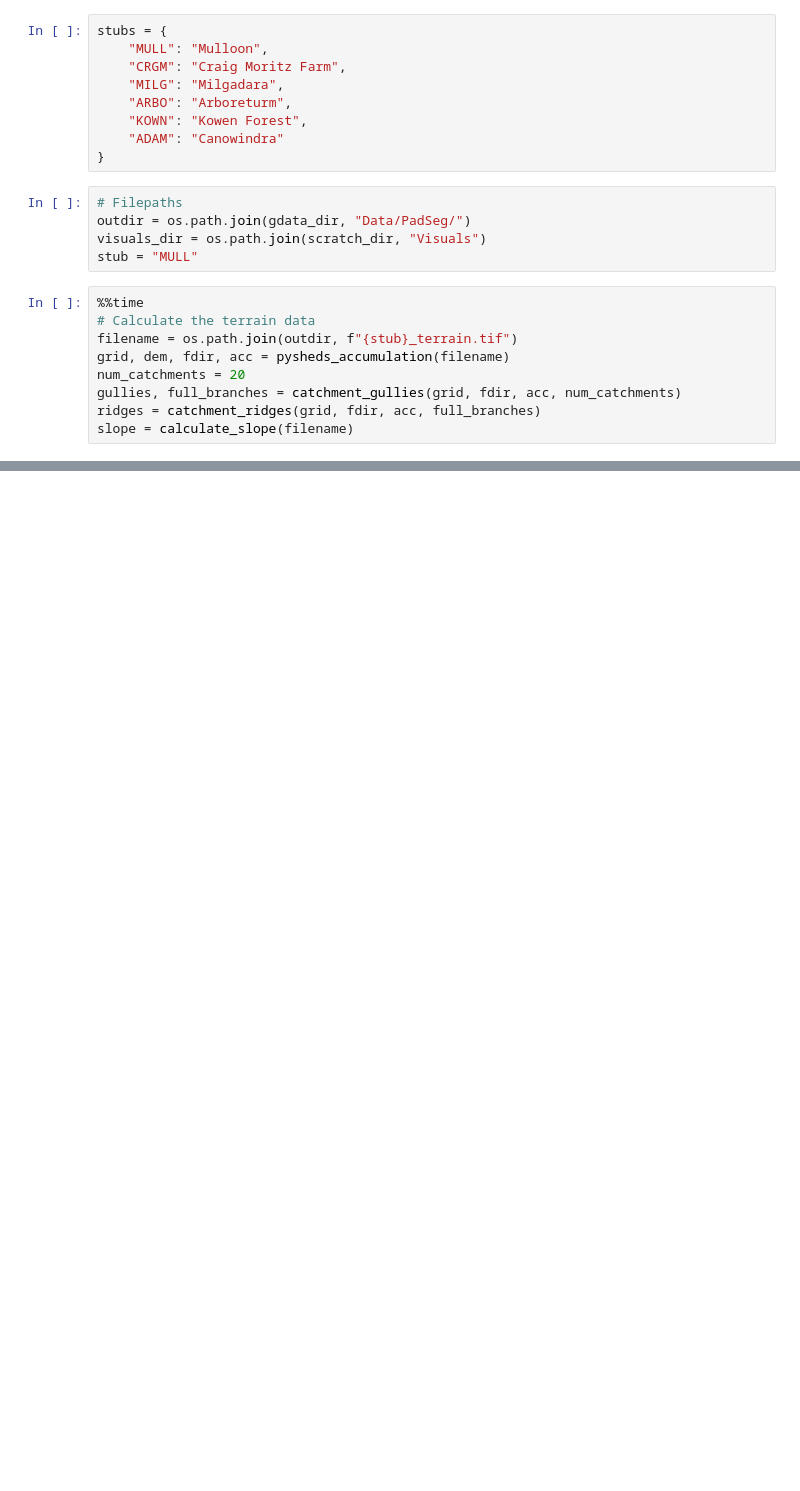
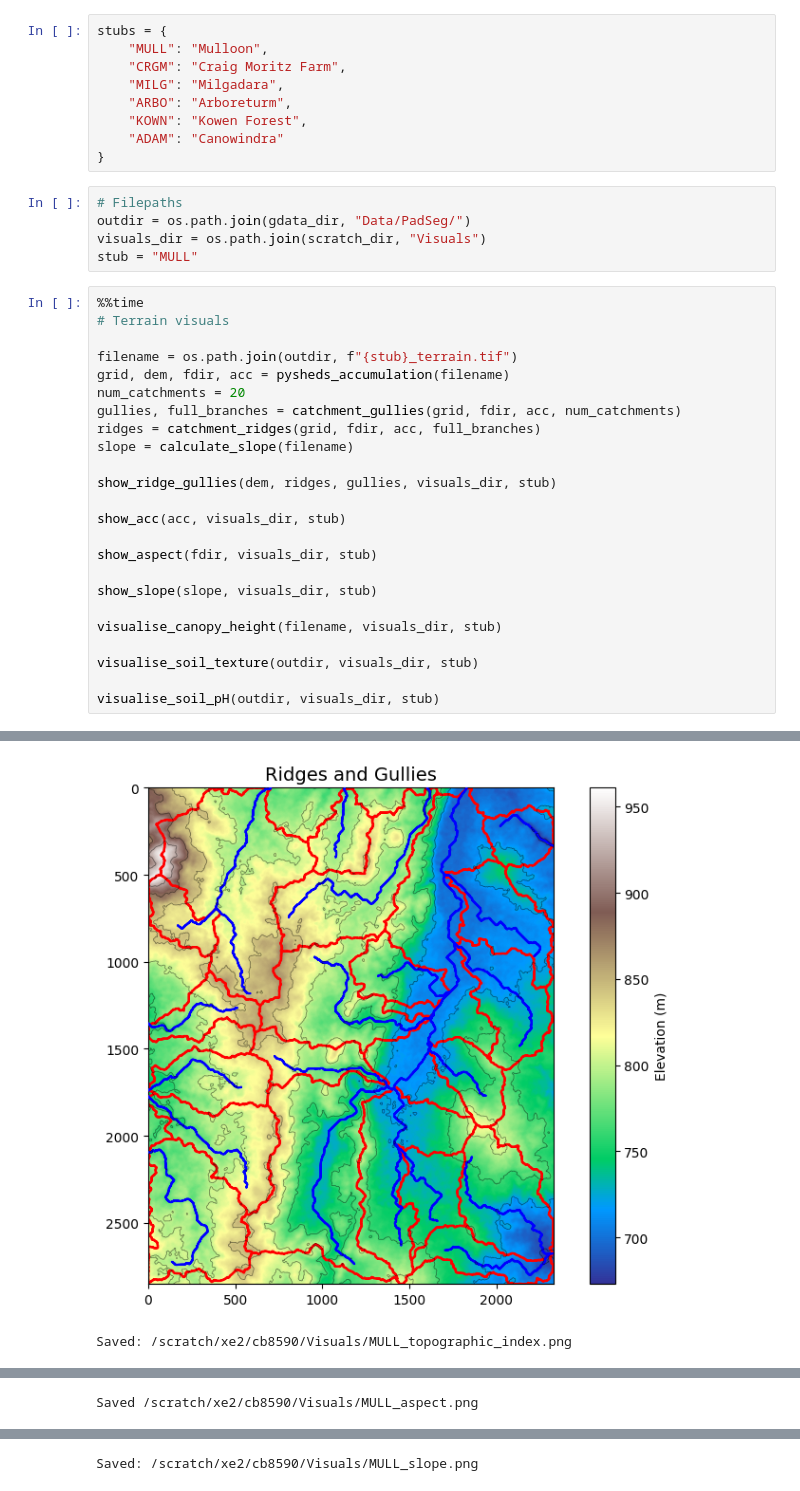
Before and after one commit to johnburley3000/PaddockTS, a Jupyter notebook: DAESIM_preprocess/everything_visualise.ipynb, the cells around one changed output, grey strips where cells are left out. Drawn from its saved outputs; the diff is of its cells as text; blank space fills up the shorter version.

```diff
--- a/DAESIM_preprocess/everything_visualise.ipynb
+++ b/DAESIM_preprocess/everything_visualise.ipynb
@@ -36,11 +38,26 @@ visuals_dir = os.path.join(scratch_dir, "Visuals")
 stub = "MULL"
 # %%
 %%time
-# Calculate the terrain data
+# Terrain visuals
+
 filename = os.path.join(outdir, f"{stub}_terrain.tif")
 grid, dem, fdir, acc = pysheds_accumulation(filename)
 num_catchments = 20
 gullies, full_branches = catchment_gullies(grid, fdir, acc, num_catchments)
 ridges = catchment_ridges(grid, fdir, acc, full_branches)
 slope = calculate_slope(filename)
+
+show_ridge_gullies(dem, ridges, gullies, visuals_dir, stub)
+
+show_acc(acc, visuals_dir, stub)
+
+show_aspect(fdir, visuals_dir, stub)
+
+show_slope(slope, visuals_dir, stub)
+
+visualise_canopy_height(filename, visuals_dir, stub)
+
+visualise_soil_texture(outdir, visuals_dir, stub)
+
+visualise_soil_pH(outdir, visuals_dir, stub)
 # %% [output]
@@ -48,0 +65,2 @@ Wall time: 25.2 s
+[figure, added]
+Saved: /scratch/xe2/cb8590/Visuals/MULL_topographic_index.png
@@ -48,0 +68 @@ Wall time: 25.2 s
+Saved /scratch/xe2/cb8590/Visuals/MULL_aspect.png
@@ -48,0 +70 @@ Wall time: 25.2 s
+Saved: /scratch/xe2/cb8590/Visuals/MULL_slope.png
```
Also changed, not shown: parts of 16 cells of this notebook, 5 other files.
